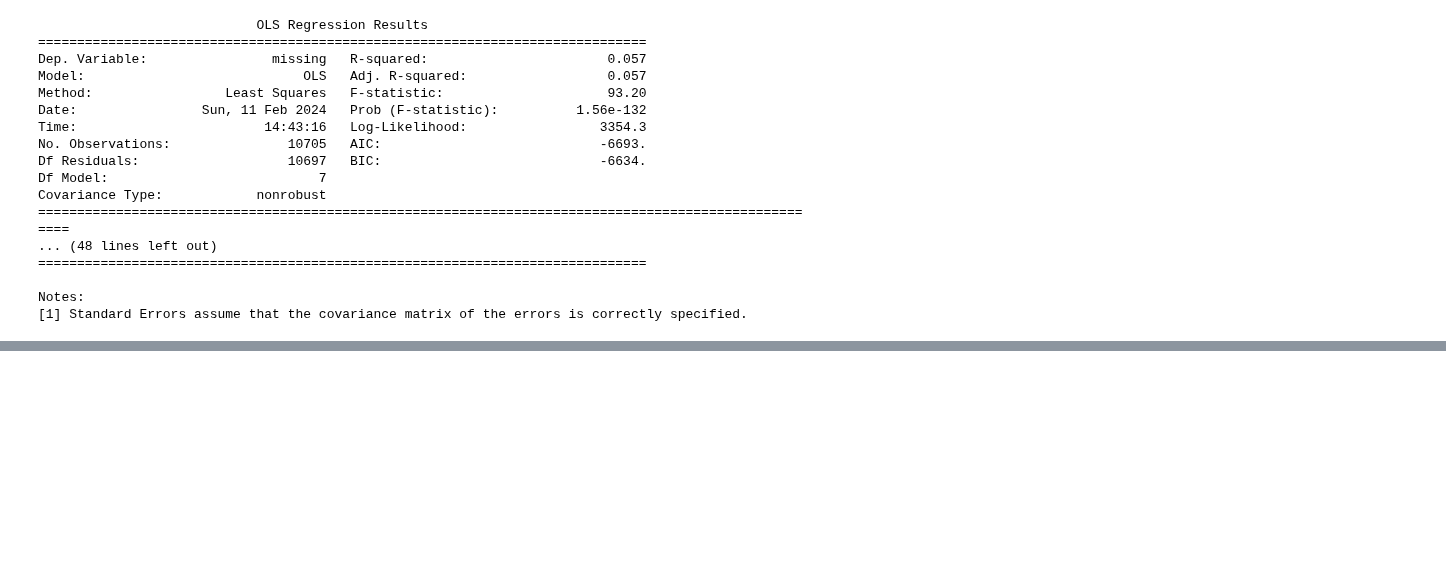
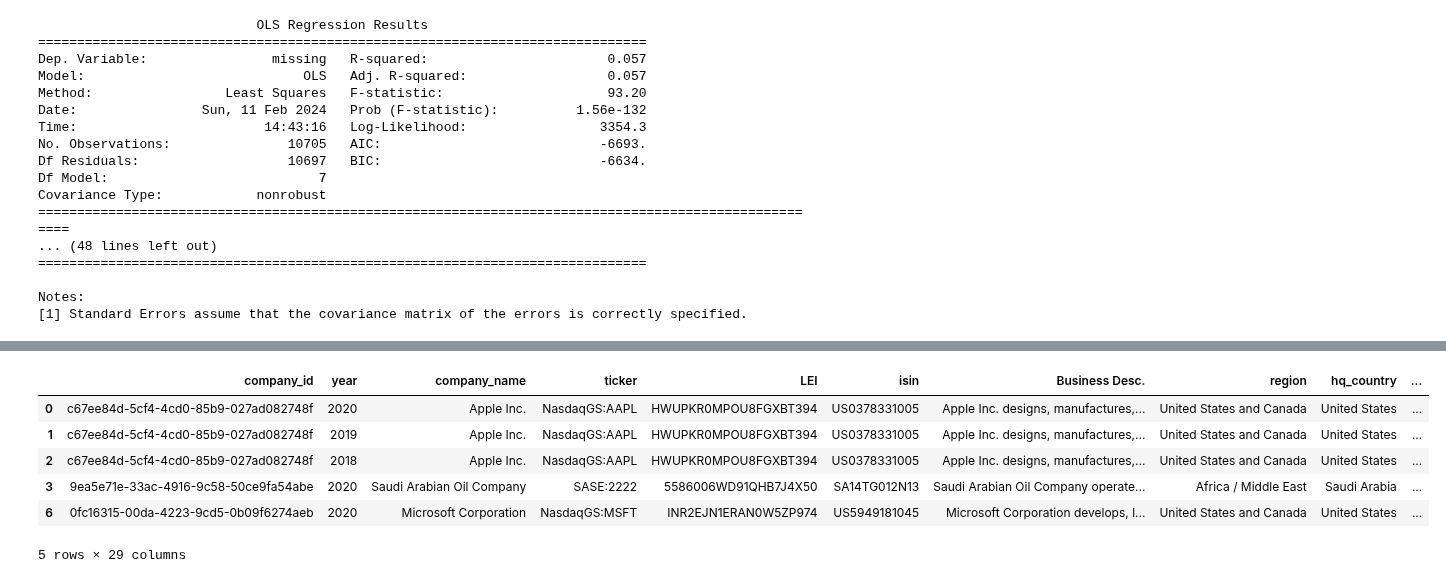
Before and after one commit to pierperri/StatApp, a Jupyter notebook: Rapport intermédiaire.ipynb, the cells around one changed output, grey strips where cells are left out. Drawn from its saved outputs; the diff is of its cells as text; code cells hidden in the pictures; blank space fills up the shorter version.

```diff
--- a/Rapport intermédiaire.ipynb
+++ b/Rapport intermédiaire.ipynb
@@ -154,0 +192,15 @@ Notes:
+# %%
+def most_emitting_scope_function(row) :
+    return row[most_emitting_scope[row['primary_industry']]]
+
+df3['most_emitting_scope'] = df3.apply(most_emitting_scope_function, axis = 1)
+df3 = df3.dropna(subset=['most_emitting_scope'])
+df3.head(5)
+# %% [output]
+|  | company_id | year | company_name | ticker | LEI | isin | Business Desc. | region | hq_country | ... |
+| 0 | c67ee84d-5cf4-4cd0-85b9-027ad082748f | 2020 | Apple Inc. | NasdaqGS:AAPL | HWUPKR0MPOU8FGXBT394 | US0378331005 | Apple Inc. designs, manufactures,... | United States and Canada | United States | ... |
+| 1 | c67ee84d-5cf4-4cd0-85b9-027ad082748f | 2019 | Apple Inc. | NasdaqGS:AAPL | HWUPKR0MPOU8FGXBT394 | US0378331005 | Apple Inc. designs, manufactures,... | United States and Canada | United States | ... |
+| 2 | c67ee84d-5cf4-4cd0-85b9-027ad082748f | 2018 | Apple Inc. | NasdaqGS:AAPL | HWUPKR0MPOU8FGXBT394 | US0378331005 | Apple Inc. designs, manufactures,... | United States and Canada | United States | ... |
+| 3 | 9ea5e71e-33ac-4916-9c58-50ce9fa54abe | 2020 | Saudi Arabian Oil Company | SASE:2222 | 5586006WD91QHB7J4X50 | SA14TG012N13 | Saudi Arabian Oil Company operate... | Africa / Middle East | Saudi Arabia | ... |
+| 6 | 0fc16315-00da-4223-9cd5-0b09f6274aeb | 2020 | Microsoft Corporation | NasdaqGS:MSFT | INR2EJN1ERAN0W5ZP974 | US5949181045 | Microsoft Corporation develops, l... | United States and Canada | United States | ... |
+5 rows × 29 columns
```
Also changed, not shown: parts of 7 cells of this notebook.
